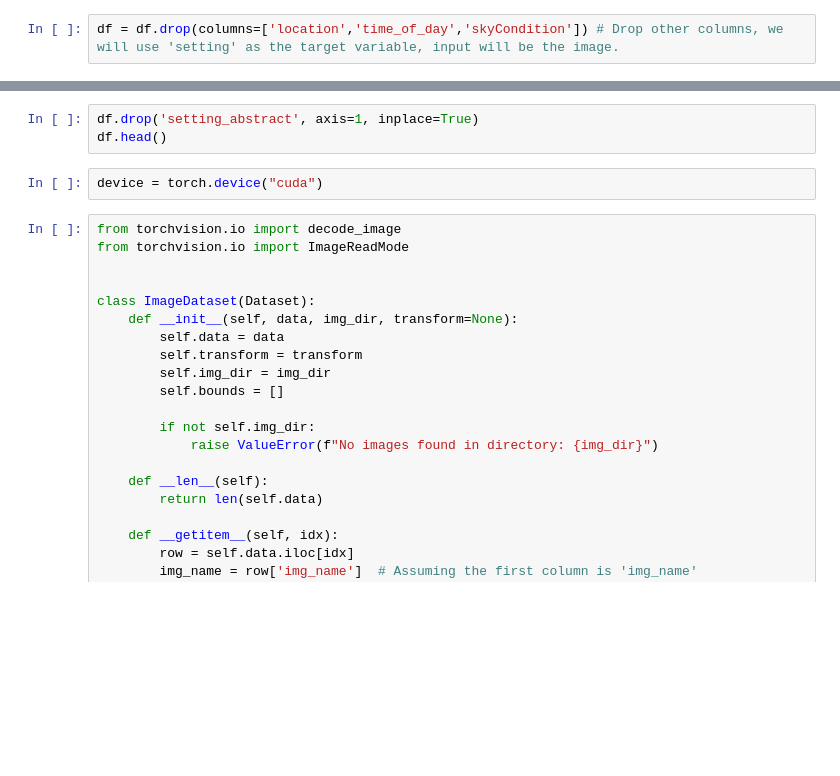
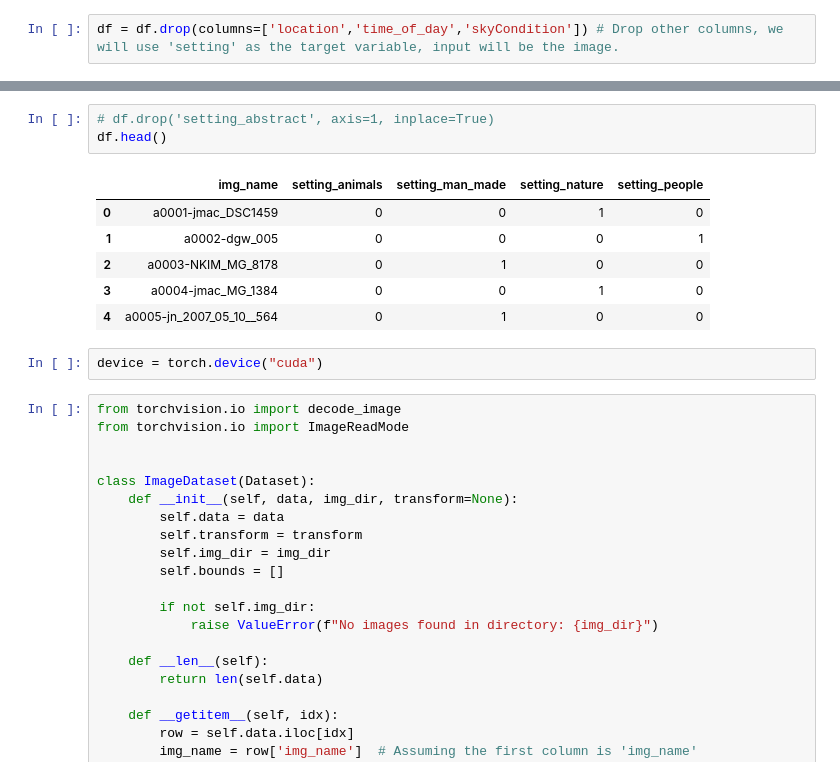
Before and after one commit to vexogon/fivekClassifierModelNew, a Jupyter notebook: mutli_class_model_new_file.ipynb, the cells around one changed output, grey strips where cells are left out. Drawn from its saved outputs; the diff is of its cells as text; blank space fills up the shorter version.

```diff
--- a/mutli_class_model_new_file.ipynb
+++ b/mutli_class_model_new_file.ipynb
@@ -27,6 +38,13 @@ df.columns
 # %%
-df.drop('setting_abstract', axis=1, inplace=True)
+# df.drop('setting_abstract', axis=1, inplace=True)
 df.head()
+# %% [output]
+|  | img_name | setting_animals | setting_man_made | setting_nature | setting_people |
+| 0 | a0001-jmac_DSC1459 | 0 | 0 | 1 | 0 |
+| 1 | a0002-dgw_005 | 0 | 0 | 0 | 1 |
+| 2 | a0003-NKIM_MG_8178 | 0 | 1 | 0 | 0 |
+| 3 | a0004-jmac_MG_1384 | 0 | 0 | 1 | 0 |
+| 4 | a0005-jn_2007_05_10__564 | 0 | 1 | 0 | 0 |
 # %%
 device = torch.device("cuda")
 # %%
```
Also changed, not shown: parts of 13 cells of this notebook.
